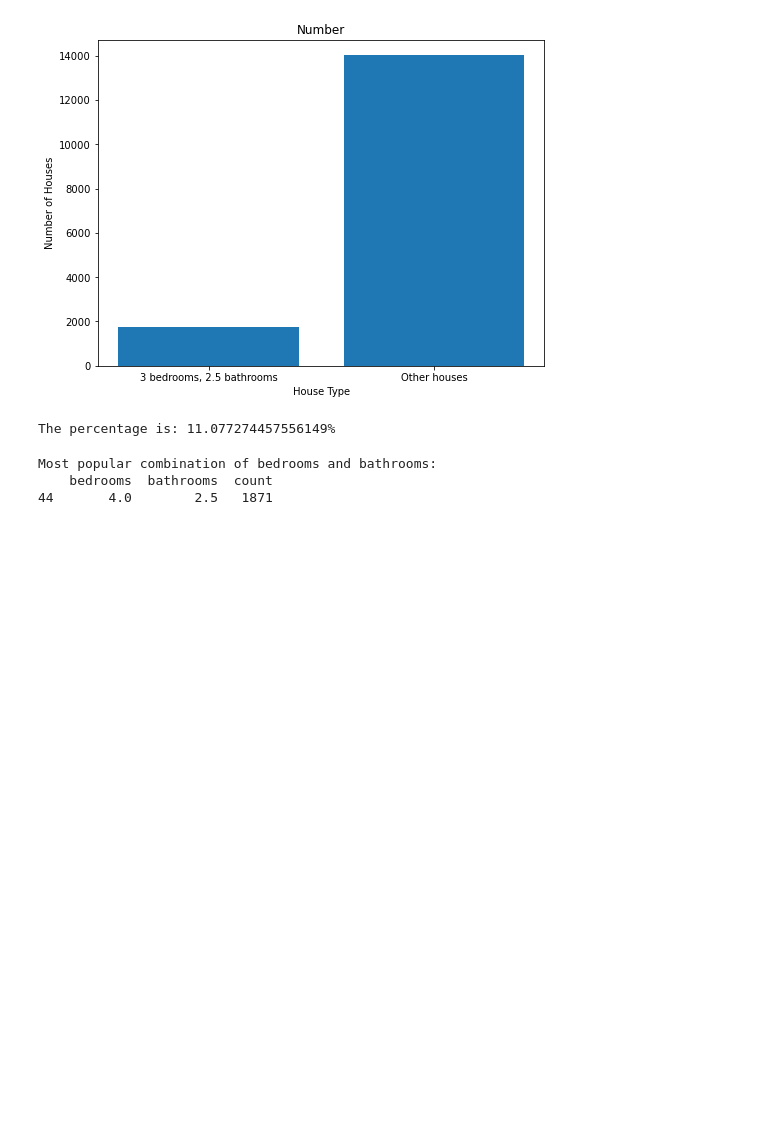
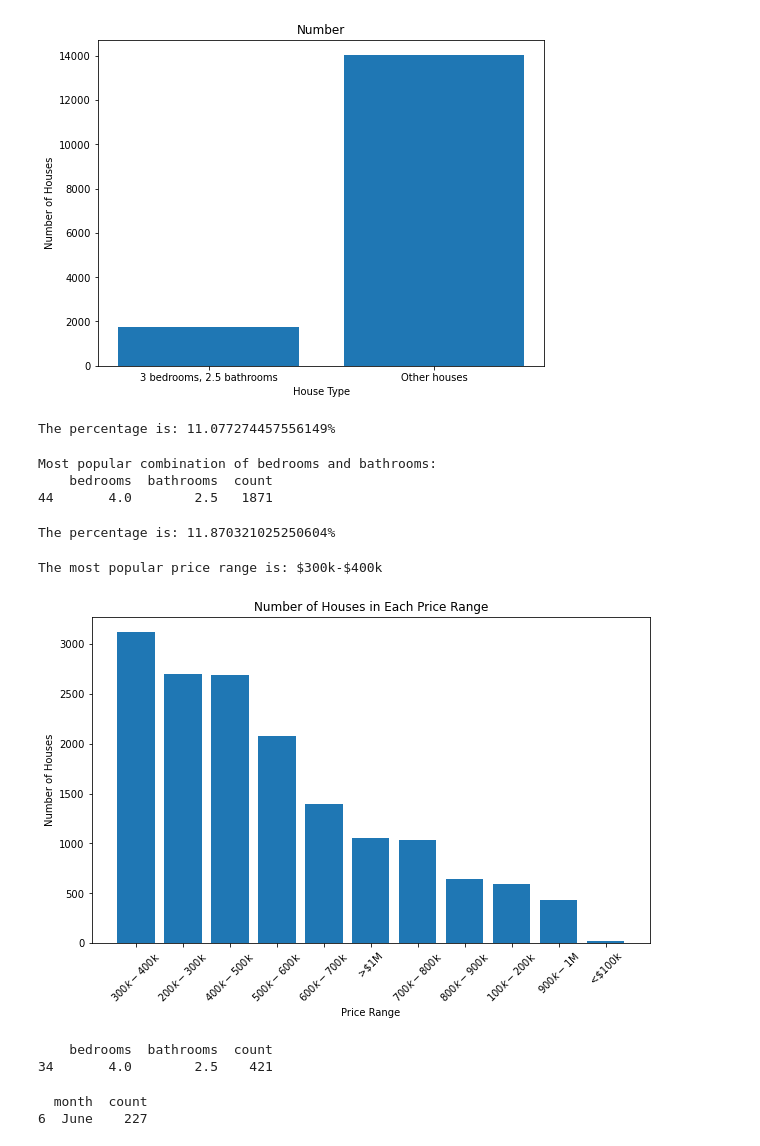
Before and after one commit to learn-co-curriculum/dsc-phase-2-project-v2-3, a Jupyter notebook: student.ipynb, the cells around one changed output. Drawn from its saved outputs; the diff is of its cells as text; code cells hidden in the pictures; blank space fills up the shorter version.

```diff
--- a/student.ipynb
+++ b/student.ipynb
@@ -530,3 +530,57 @@ print(most_popular_combination)
 Most popular combination of bedrooms and bathrooms:
     bedrooms  bathrooms  count
 44       4.0        2.5   1871
+# %%
+# Calculating the percentage of houses with 4 bedrooms and 2.5 bathrooms
+part = 1871
+whole = 15762
+percentage = calculate_percentage(part, whole)
+print(f"The percentage is: {percentage}%")
+# %% [output]
+The percentage is: 11.870321025250604%
+# %%
+# Define the price ranges of houses
+price_ranges = [0, 100000, 200000, 300000, 400000, 500000,600000,700000,800000,900000,1000000, df['price'].max()]
+labels = ['<$100k', '$100k-$200k', '$200k-$300k', '$300k-$400k', '$400k-$500k', '$500k-$600k', '$600k-$700k','$700k-$800k','$800k-$900k','$900k-$1M','>$1M']
+df['price_range'] = pd.cut(df['price'], bins=price_ranges, labels=labels)
+price_range_counts = df['price_range'].value_counts()
+most_popular_price_range = price_range_counts.idxmax()
+# Printing the most popular price range
+print(f"The most popular price range is: {most_popular_price_range}")
+# Visualization: Creating a histogram
+plt.figure(figsize=(10, 6))
+plt.bar(price_range_counts.index, price_range_counts.values)
+plt.xlabel('Price Range')
+plt.ylabel('Number of Houses')
+plt.title('Number of Houses in Each Price Range')
+plt.xticks(rotation=45)
+plt.show()
+# %% [output]
+The most popular price range is: $300k-$400k
+[figure, added]
+# %%
+# Group the filtered data by the combination of bedrooms and bathrooms and count occurrences
+filtered_data = df[(df['price'] >= 300000) & (df['price'] <= 400000)]
+combination_counts = filtered_data.groupby(['bedrooms', 'bathrooms']).size().reset_index(name='count')
+
+# Find the combination with the highest count
+most_popular_combination = combination_counts[combination_counts['count'] == combination_counts['count'].max()]
+
+# Print the most popular combination of bedrooms and bathrooms within the price range
+print(most_popular_combination)
+# %% [output]
+    bedrooms  bathrooms  count
+34       4.0        2.5    421
+# %%
+# Group the filtered data by the combination of bedrooms and bathrooms and count occurrences
+filtered_data2 = df[(df['bedrooms'] == 4.0) & (df['bathrooms'] == 2.5)]
+combination_counts2 = filtered_data2.groupby(['month']).size().reset_index(name='count')
+
+# Find the combination with the highest count
+most_popular_combination2 = combination_counts2[combination_counts2['count'] == combination_counts2['count'].max()]
+
+# Print the most popular combination of bedrooms and bathrooms within the price range
+print(most_popular_combination2)
+# %% [output]
+  month  count
+6  June    227
```
Also changed, not shown: parts of 9 cells of this notebook.
